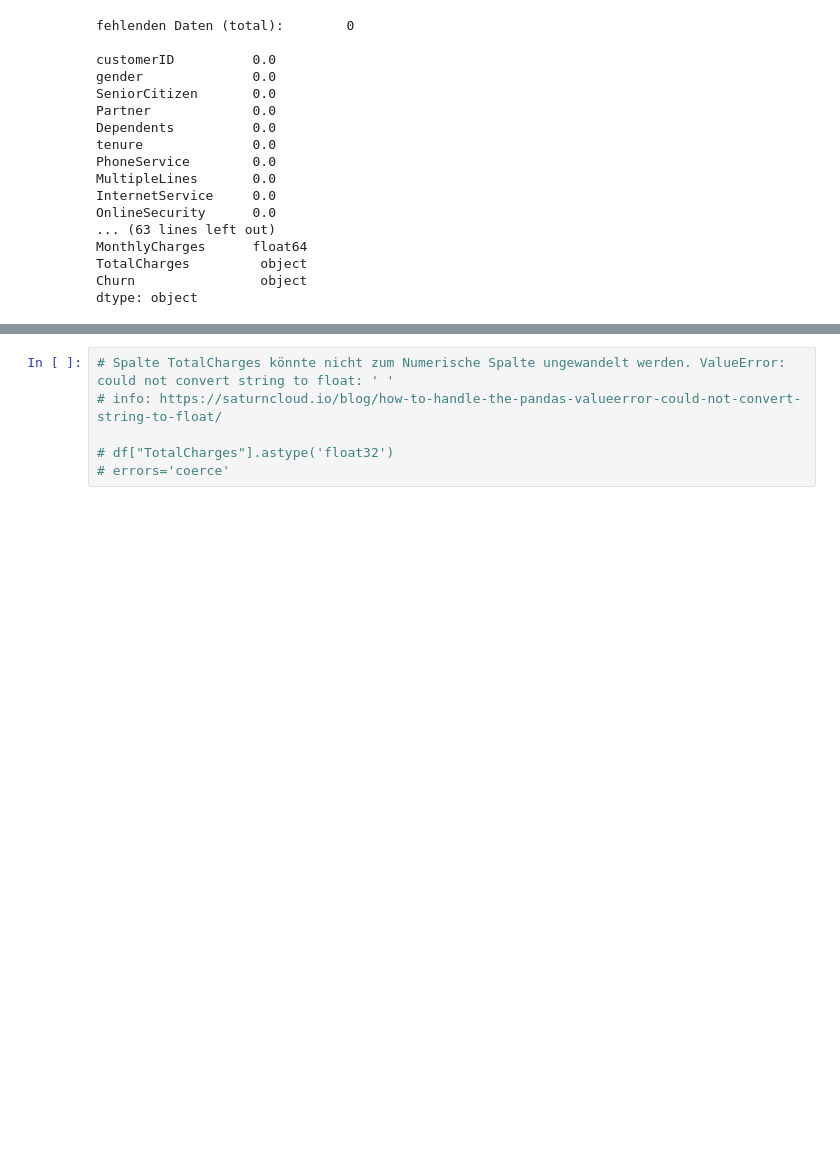
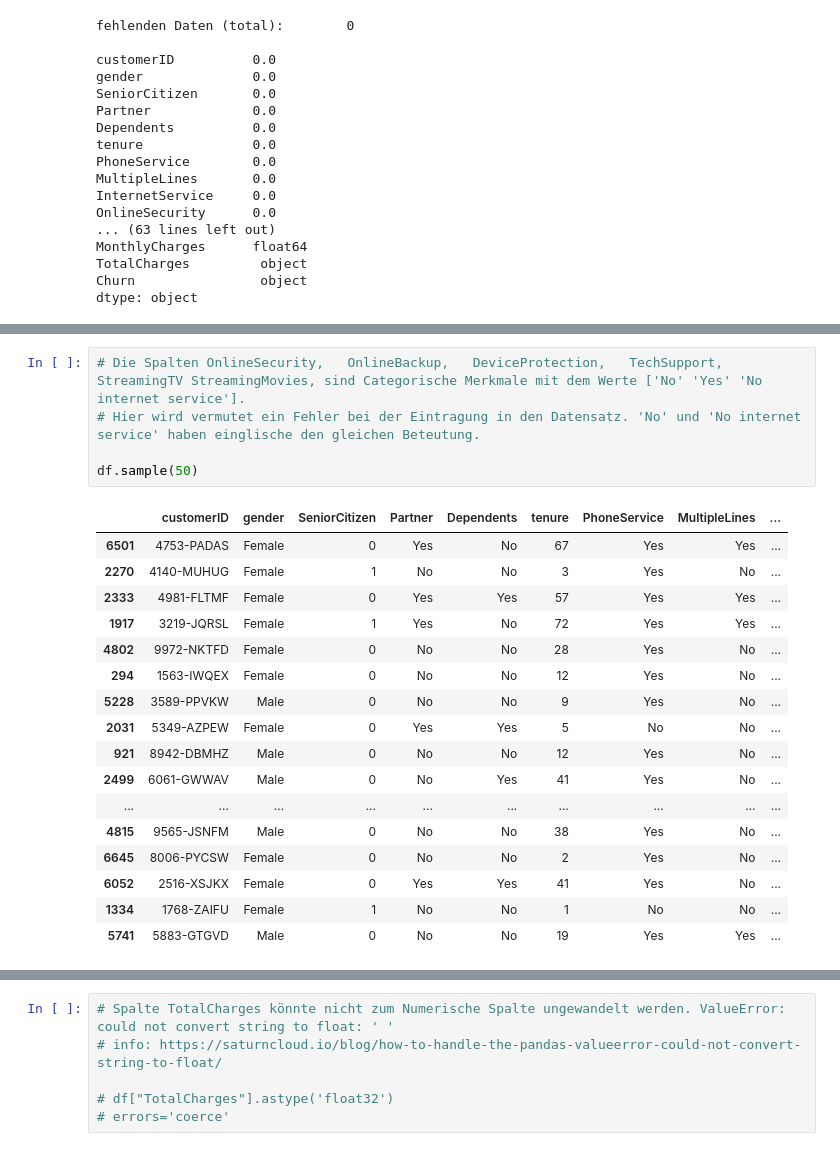
Before and after one commit to awildt01/Predicting-Churn, a Jupyter notebook: churn_de.ipynb, the cells around one changed output, grey strips where cells are left out. Drawn from its saved outputs; the diff is of its cells as text; blank space fills up the shorter version.

```diff
--- a/churn_de.ipynb
+++ b/churn_de.ipynb
@@ -182,0 +206,23 @@ Hier sind einige wichtige Beobachtungen, die in dieser frühen Phase der Bewusst
+# %%
+# Die Spalten OnlineSecurity,	OnlineBackup,	DeviceProtection,	TechSupport,	StreamingTV	StreamingMovies, sind Categorische Merkmale mit dem Werte ['No' 'Yes' 'No internet service'].
+# Hier wird vermutet ein Fehler bei der Eintragung in den Datensatz. 'No' und 'No internet service' haben einglische den gleichen Beteutung.
+
+df.sample(50)
+# %% [output]
+|  | customerID | gender | SeniorCitizen | Partner | Dependents | tenure | PhoneService | MultipleLines | ... |
+| 6501 | 4753-PADAS | Female | 0 | Yes | No | 67 | Yes | Yes | ... |
+| 2270 | 4140-MUHUG | Female | 1 | No | No | 3 | Yes | No | ... |
+| 2333 | 4981-FLTMF | Female | 0 | Yes | Yes | 57 | Yes | Yes | ... |
+| 1917 | 3219-JQRSL | Female | 1 | Yes | No | 72 | Yes | Yes | ... |
+| 4802 | 9972-NKTFD | Female | 0 | No | No | 28 | Yes | No | ... |
+| 294 | 1563-IWQEX | Female | 0 | No | No | 12 | Yes | No | ... |
+| 5228 | 3589-PPVKW | Male | 0 | No | No | 9 | Yes | No | ... |
+| 2031 | 5349-AZPEW | Female | 0 | Yes | Yes | 5 | No | No | ... |
+| 921 | 8942-DBMHZ | Male | 0 | No | No | 12 | Yes | No | ... |
+| 2499 | 6061-GWWAV | Male | 0 | No | Yes | 41 | Yes | No | ... |
+| ... | ... | ... | ... | ... | ... | ... | ... | ... | ... |
+| 4815 | 9565-JSNFM | Male | 0 | No | No | 38 | Yes | No | ... |
+| 6645 | 8006-PYCSW | Female | 0 | No | No | 2 | Yes | No | ... |
+| 6052 | 2516-XSJKX | Female | 0 | Yes | Yes | 41 | Yes | No | ... |
+| 1334 | 1768-ZAIFU | Female | 1 | No | No | 1 | No | No | ... |
+| 5741 | 5883-GTGVD | Male | 0 | No | No | 19 | Yes | Yes | ... |
```
Also changed, not shown: parts of 7 cells of this notebook.
